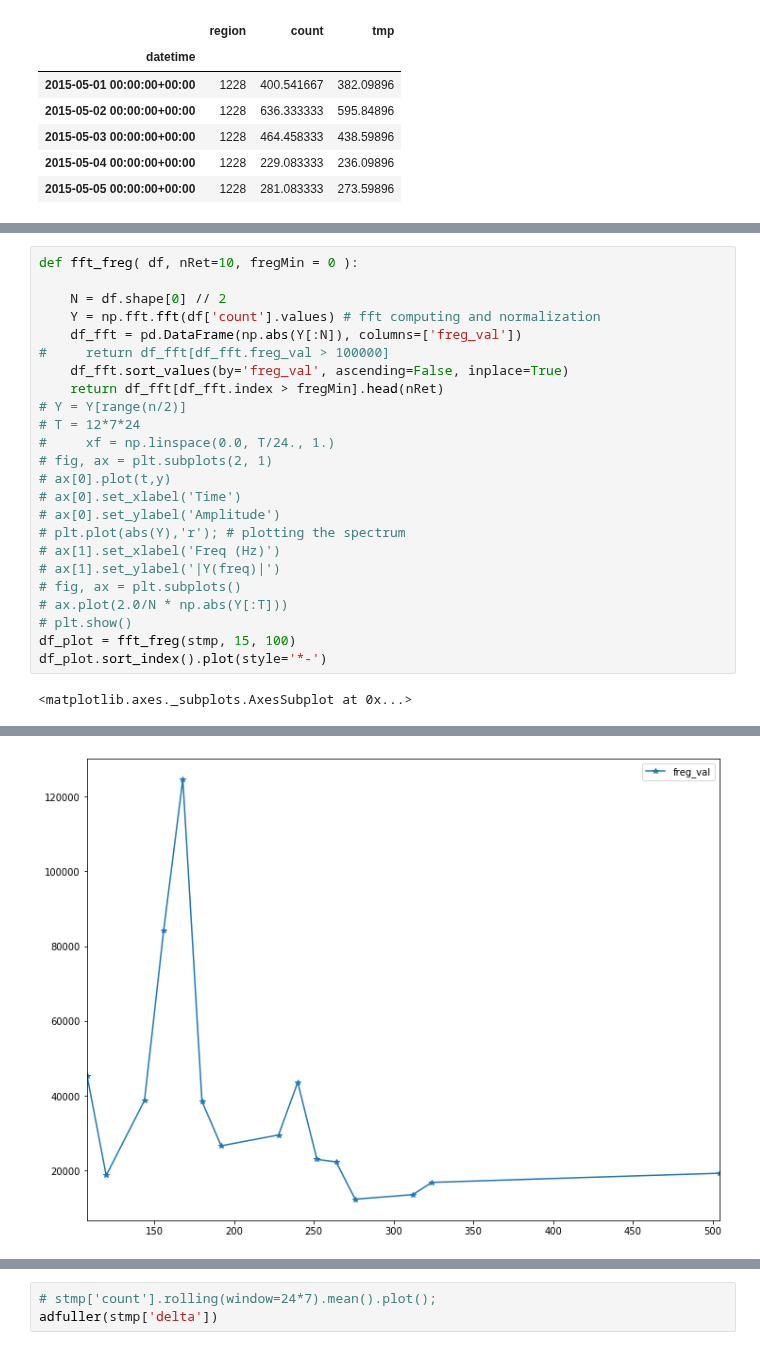
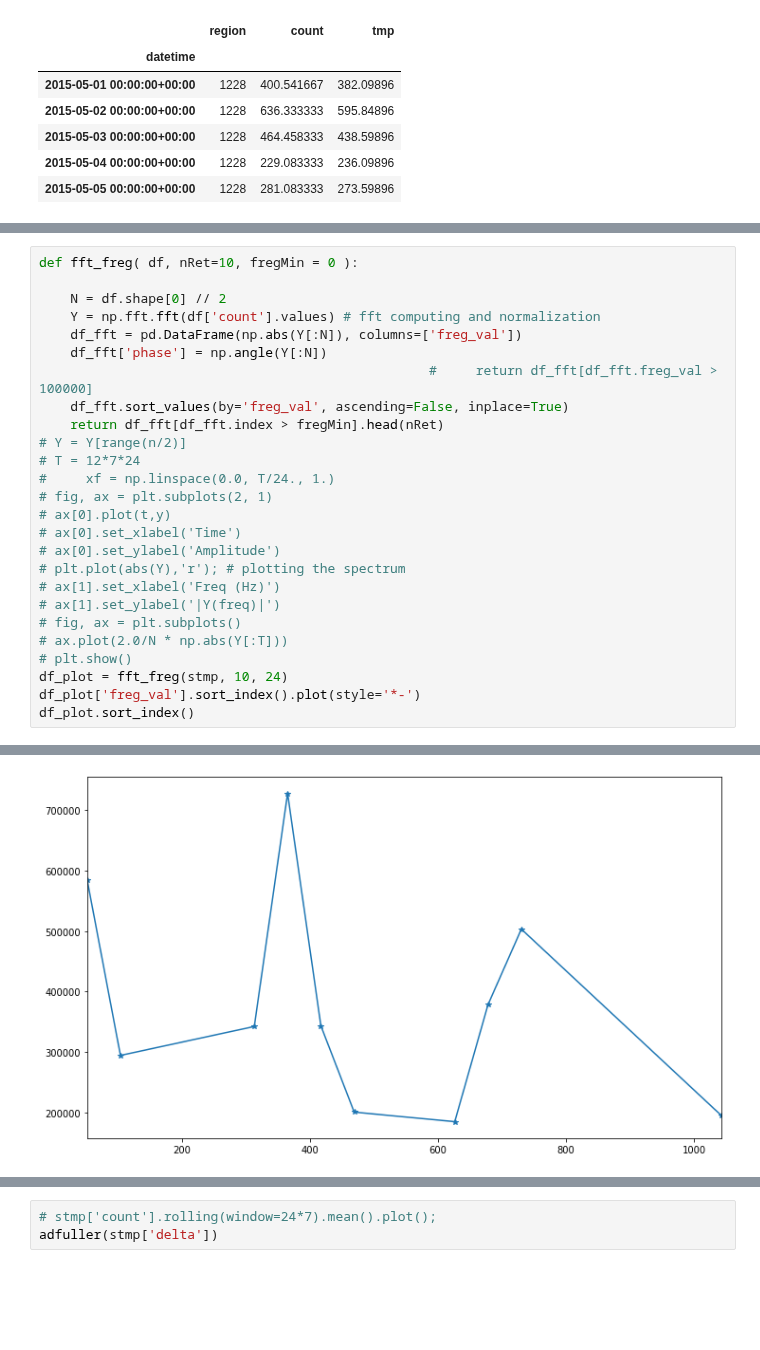
Before and after one commit to dminikorenb/DataLearning, a Jupyter notebook: 3-Taxi/dminik6_part3_w3.ipynb, the cells around one changed output, grey strips where cells are left out. Saved outputs shown, nothing was run; the diff lists cells and outputs as text; blank space fills up the shorter version.

```diff
--- a/3-Taxi/dminik6_part3_w3.ipynb
+++ b/3-Taxi/dminik6_part3_w3.ipynb
@@ -250,7 +308,8 @@ def fft_freg( df, nRet=10, fregMin = 0 ):
     N = df.shape[0] // 2
     Y = np.fft.fft(df['count'].values) # fft computing and normalization
     df_fft = pd.DataFrame(np.abs(Y[:N]), columns=['freg_val'])
-#     return df_fft[df_fft.freg_val > 100000]
+    df_fft['phase'] = np.angle(Y[:N])
+                                                  #     return df_fft[df_fft.freg_val > 100000]
     df_fft.sort_values(by='freg_val', ascending=False, inplace=True)
     return df_fft[df_fft.index > fregMin].head(nRet)
 # Y = Y[range(n/2)]
@@ -266,7 +325,7 @@ def fft_freg( df, nRet=10, fregMin = 0 ):
 # fig, ax = plt.subplots()
 # ax.plot(2.0/N * np.abs(Y[:T]))
 # plt.show()
-df_plot = fft_freg(stmp, 15, 100)
-df_plot.sort_index().plot(style='*-')
+df_plot = fft_freg(stmp, 10, 24)
+df_plot['freg_val'].sort_index().plot(style='*-')
+df_plot.sort_index()
 # %% [output]
-<matplotlib.axes._subplots.AxesSubplot at 0x...>
@@ -273 +343 @@ df_plot.sort_index().plot(style='*-')
-[figure, old version]
+[figure, new version]
```
Also changed, not shown: parts of 12 cells of this notebook.
